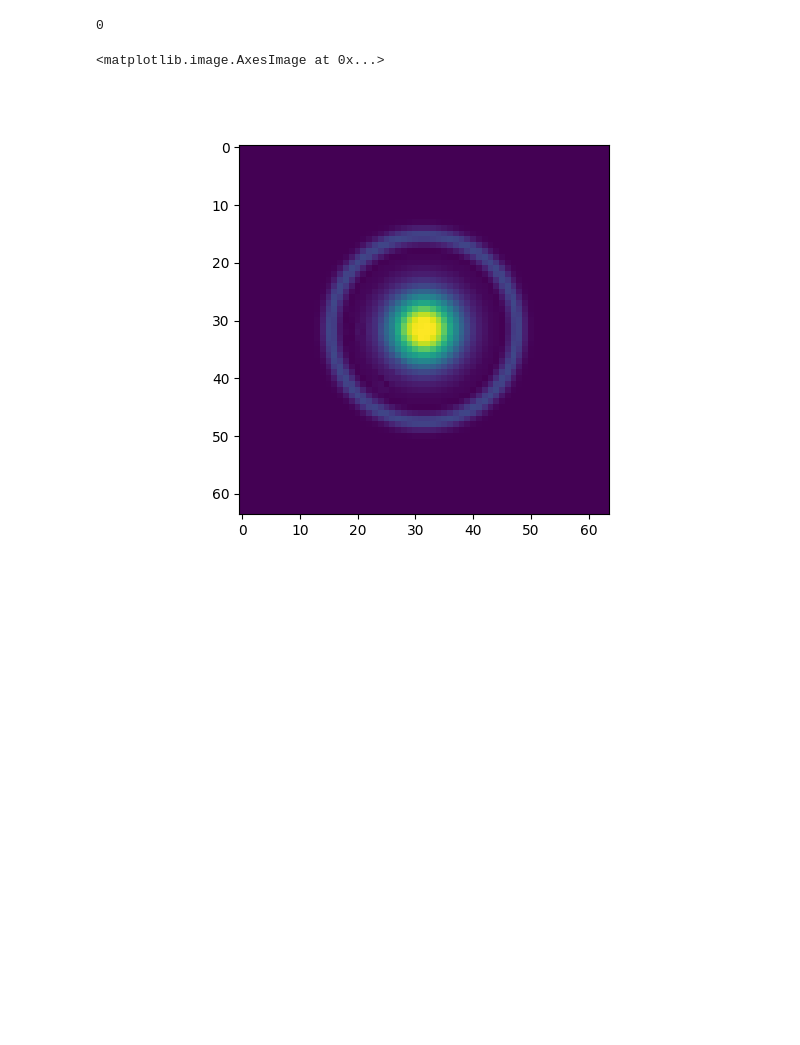
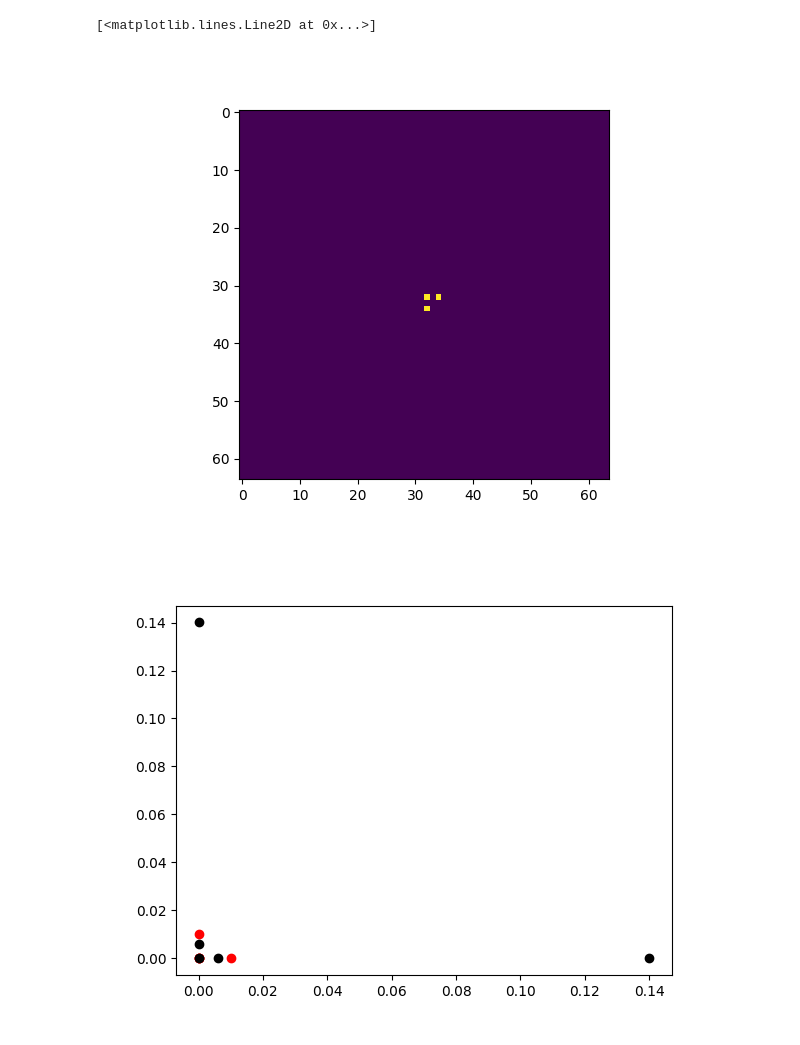
Before and after one commit to TemGym/TemGym, a Jupyter notebook: examples/cardinal_lens_examples/aberrated_lens.ipynb, the cells around one changed output. Drawn from its saved outputs; the diff is of its cells as text; code cells hidden in the pictures; blank space fills up the shorter version.

```diff
--- a/examples/cardinal_lens_examples/aberrated_lens.ipynb
+++ b/examples/cardinal_lens_examples/aberrated_lens.ipynb
@@ -16,13 +16,13 @@ from typing import Tuple, NamedTuple
 from temgymbasic.plotting import plot_model
 %matplotlib ipympl
 # %%
-n_rays = 400
-wavelength = 0.0005
+n_rays = 1
+wavelength = 0.001
 k = 2 * np.pi / wavelength
 
 wavelengths = np.full(n_rays, wavelength)
 
-a = 10
+a = 3
 b = 5
 
 size = 64
@@ -50,7 +50,7 @@ dHy = div
 
 z_r = (np.pi * wo ** 2) / wavelengths
 
-x0 = 0.1
+x0 = 0
 y0 = 0
 
 coeffs = [0.0, 0, 0.0, 0.0, 0]
@@ -92,15 +105,19 @@ components = (
 )
 # %%
 model = Model(components)
-rays = tuple(model.run_iter(num_rays=1000, random = False))
+rays = tuple(model.run_iter(num_rays=1, random = False))
 image = model.detector.get_image(rays[-1])
 
 plt.figure()
 plt.imshow(np.abs(image))
+
+plt.figure()
+plt.plot(rays[0].x, rays[0].y, 'or')
+plt.plot(rays[-1].x, rays[-1].y, 'ok')
 # %% [output]
-0
+[<matplotlib.lines.Line2D at 0x...>]
-<matplotlib.image.AxesImage at 0x...>
-[figure, old version]
+[figure, new version]
+[figure, added]
 # %%
 AppWindow = QApplication(sys.argv)
 viewer = TemGymWindow(model)
```
Also changed, not shown: parts of 2 cells of this notebook, 3 other files.
